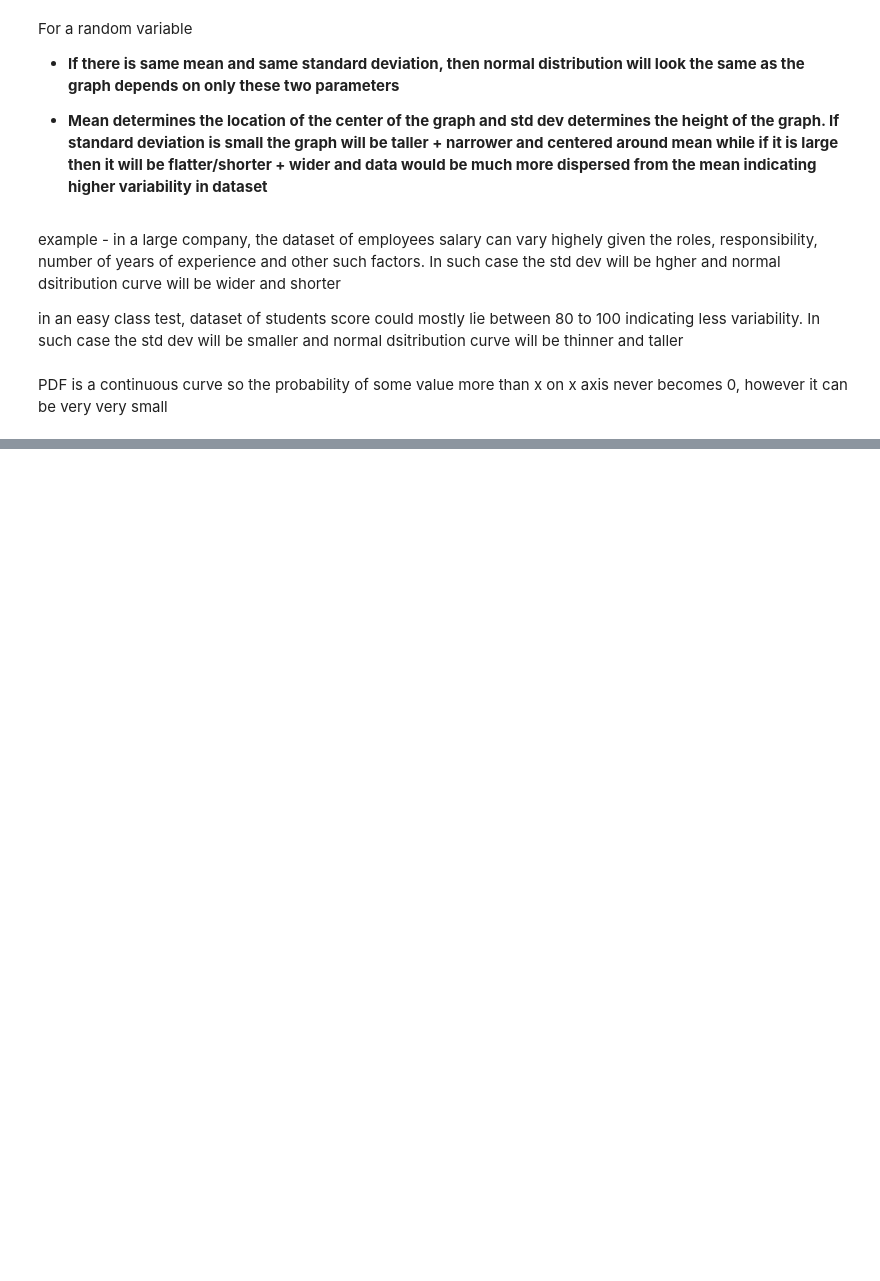
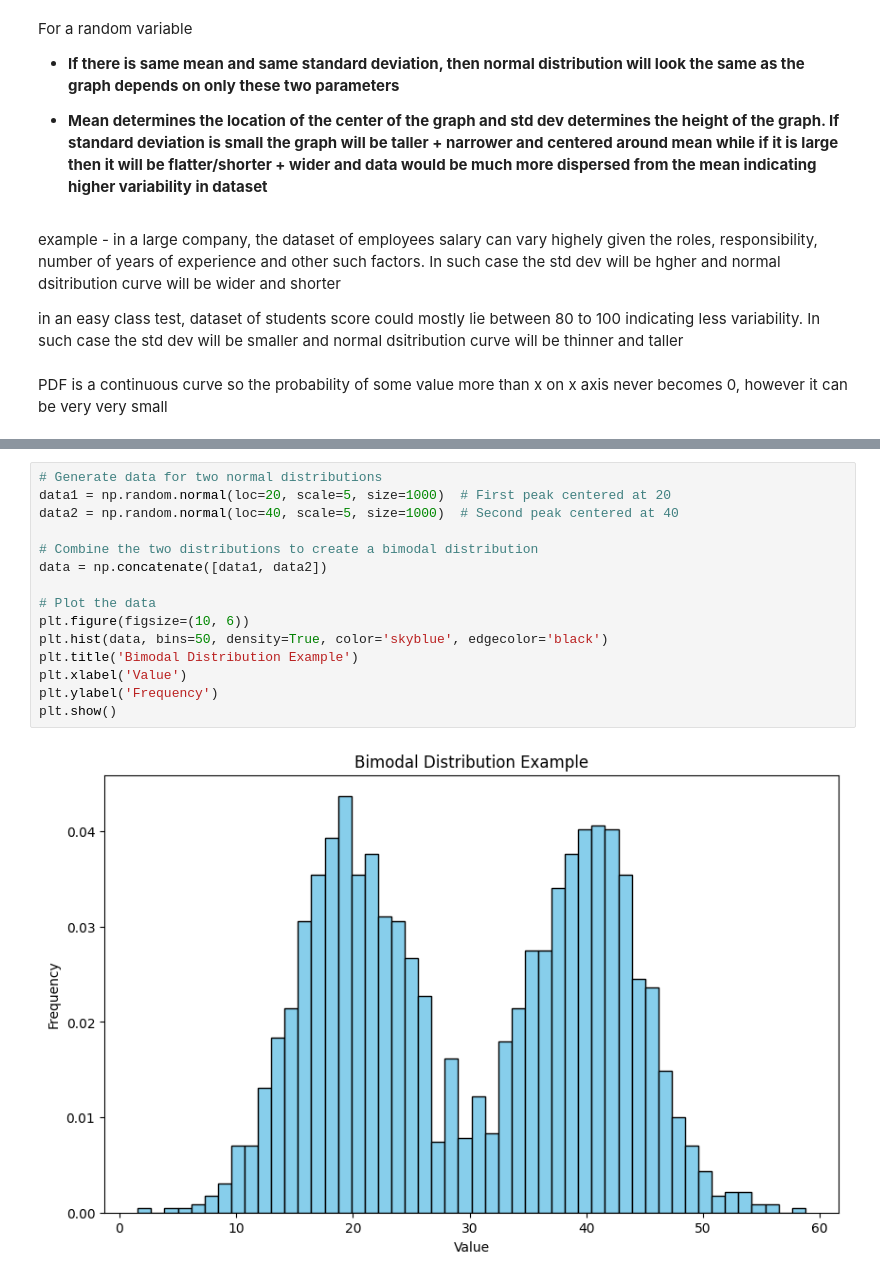
Before and after one commit to vvtrip/python_ds_course, a Jupyter notebook: 01_Prerequisites/02_probability_and_its_usecases.ipynb, the cells around one changed output, grey strips where cells are left out. Saved outputs shown, nothing was run; the diff lists cells and outputs as text; blank space fills up the shorter version.

```diff
--- a/01_Prerequisites/02_probability_and_its_usecases.ipynb
+++ b/01_Prerequisites/02_probability_and_its_usecases.ipynb
@@ -505,0 +527,17 @@ PDF is a continuous curve so the probability of some value more than x on x axis
+# %%
+# Generate data for two normal distributions
+data1 = np.random.normal(loc=20, scale=5, size=1000)  # First peak centered at 20
+data2 = np.random.normal(loc=40, scale=5, size=1000)  # Second peak centered at 40
+
+# Combine the two distributions to create a bimodal distribution
+data = np.concatenate([data1, data2])
+
+# Plot the data
+plt.figure(figsize=(10, 6))
+plt.hist(data, bins=50, density=True, color='skyblue', edgecolor='black')
+plt.title('Bimodal Distribution Example')
+plt.xlabel('Value')
+plt.ylabel('Frequency')
+plt.show()
+# %% [output]
+[figure, added]
```
Also changed, not shown: parts of 12 cells of this notebook.
